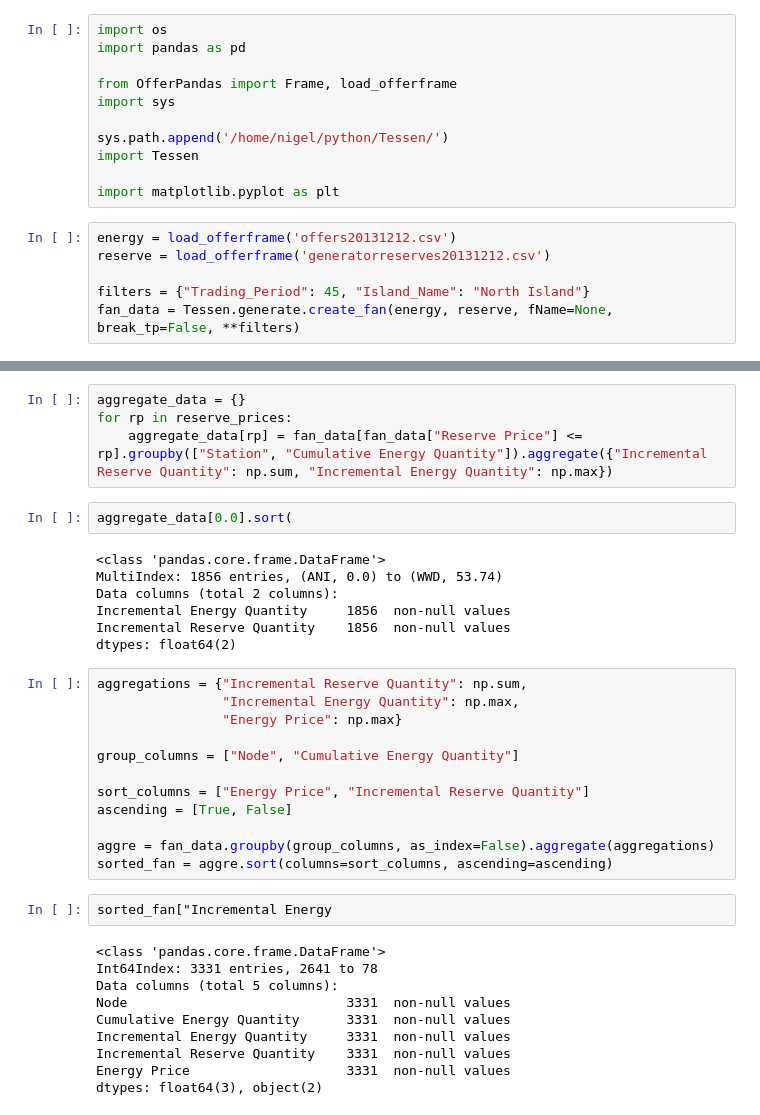
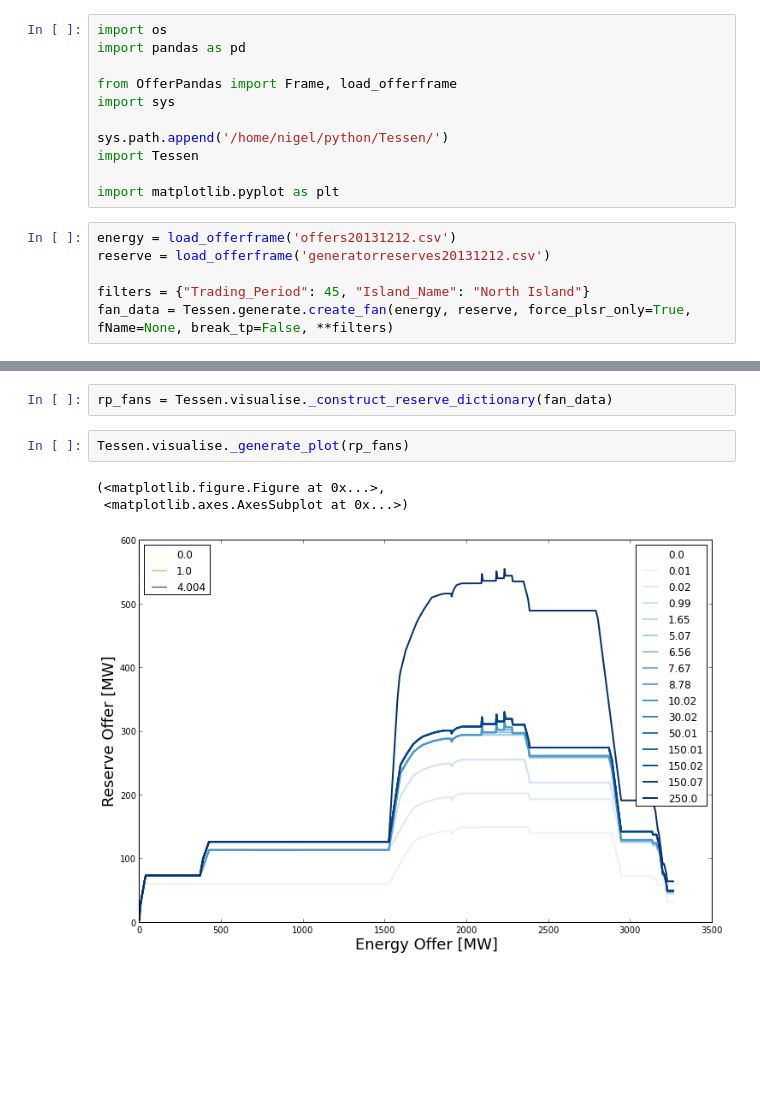
Before and after one commit to NigelCleland/Tessen, a Jupyter notebook: sample_data/Example_Tessen.ipynb, the cells around one changed output, grey strips where cells are left out. Cells and saved outputs as stored; diff of their text form; blank space fills up the shorter version.

Commit message:
Reserve contours are now working, however energy shading is not

```diff
--- a/sample_data/Example_Tessen.ipynb
+++ b/sample_data/Example_Tessen.ipynb
@@ -14,7 +14,7 @@ energy = load_offerframe('offers20131212.csv')
 reserve = load_offerframe('generatorreserves20131212.csv')
 
 filters = {"Trading_Period": 45, "Island_Name": "North Island"}
-fan_data = Tessen.generate.create_fan(energy, reserve, fName=None, break_tp=False, **filters)
+fan_data = Tessen.generate.create_fan(energy, reserve, force_plsr_only=True, fName=None, break_tp=False, **filters)
 # %% [output]
 I'm beginning to create fan curves, I estimate I'll need to do
 at least 124 of these which may take at least 0.992 seconds, hold tight
@@ -44,37 +22,8 @@ reserve_prices = fan_data["Reserve Price"].unique()
-# %%
-aggregate_data = {}
-for rp in reserve_prices:
-    aggregate_data[rp] = fan_data[fan_data["Reserve Price"] <= rp].groupby(["Station", "Cumulative Energy Quantity"]).aggregate({"Incremental Reserve Quantity": np.sum, "Incremental Energy Quantity": np.max})
-# %%
-aggregate_data[0.0].sort(
-# %% [output]
-<class 'pandas.core.frame.DataFrame'>
-MultiIndex: 1856 entries, (ANI, 0.0) to (WWD, 53.74)
-Data columns (total 2 columns):
-Incremental Energy Quantity     1856  non-null values
-Incremental Reserve Quantity    1856  non-null values
-dtypes: float64(2)
-# %%
-aggregations = {"Incremental Reserve Quantity": np.sum,
-                "Incremental Energy Quantity": np.max,
-                "Energy Price": np.max}
-
-group_columns = ["Node", "Cumulative Energy Quantity"]
-
-sort_columns = ["Energy Price", "Incremental Reserve Quantity"]
-ascending = [True, False]
-
-aggre = fan_data.groupby(group_columns, as_index=False).aggregate(aggregations)
-sorted_fan = aggre.sort(columns=sort_columns, ascending=ascending)
-# %%
-sorted_fan["Incremental Energy
-# %% [output]
-<class 'pandas.core.frame.DataFrame'>
-Int64Index: 3331 entries, 2641 to 78
-Data columns (total 5 columns):
-Node                            3331  non-null values
-Cumulative Energy Quantity      3331  non-null values
-Incremental Energy Quantity     3331  non-null values
-Incremental Reserve Quantity    3331  non-null values
-Energy Price                    3331  non-null values
-dtypes: float64(3), object(2)
+# %%
+rp_fans = Tessen.visualise._construct_reserve_dictionary(fan_data)
+# %%
+Tessen.visualise._generate_plot(rp_fans)
+# %% [output]
+(<matplotlib.figure.Figure at 0x...>,
+ <matplotlib.axes.AxesSubplot at 0x...>)
+[figure, added]
```
Also changed, not shown: parts of 3 cells of this notebook, 2 other files.
